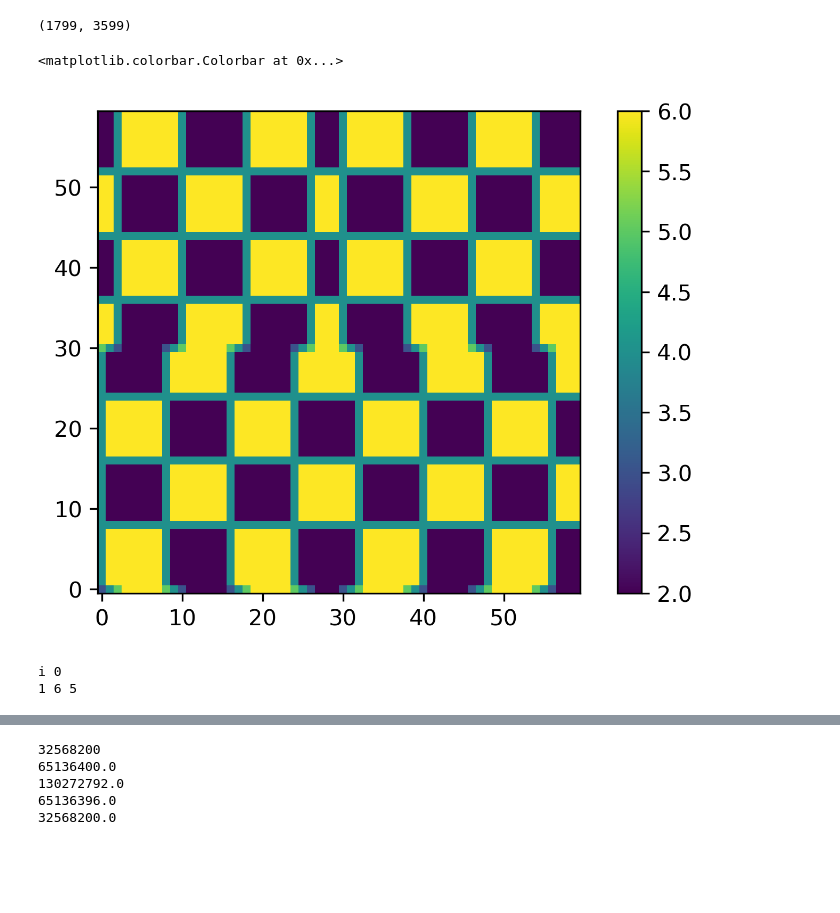
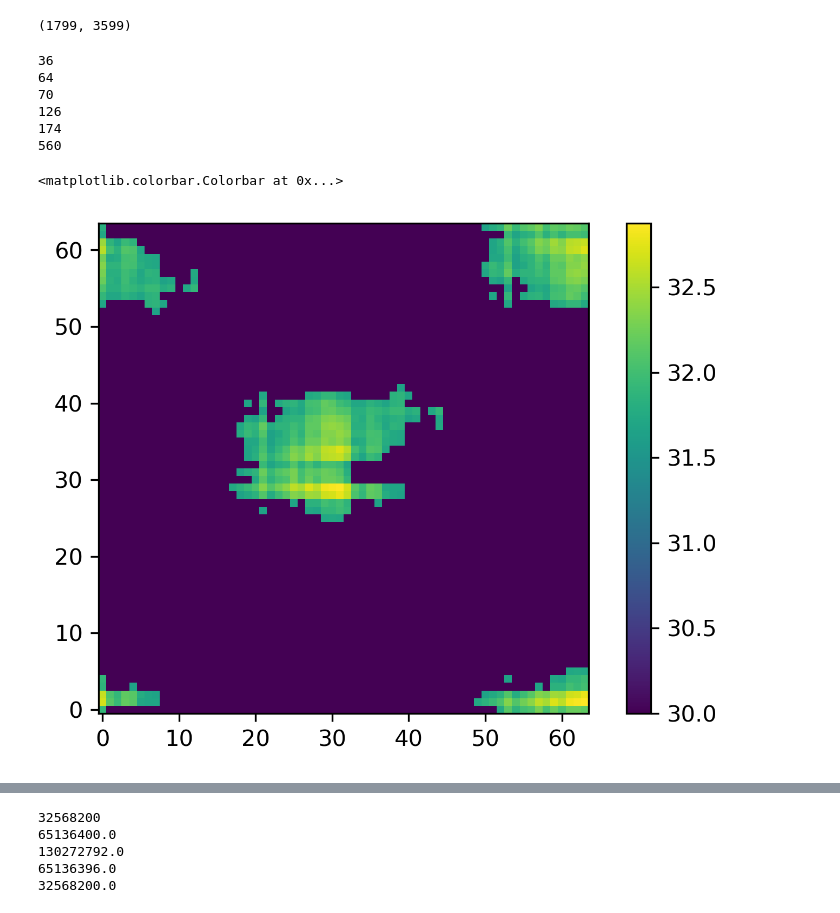
Before and after one commit to sparkofreason/fermi, a Jupyter notebook: fermi.ipynb, the cells around one changed output, grey strips where cells are left out. Saved outputs shown, nothing was run; the diff lists cells and outputs as text; code cells hidden in the pictures; blank space fills up the shorter version.

```diff
--- a/fermi.ipynb
+++ b/fermi.ipynb
@@ -161,11 +161,15 @@ def threshold_mask(J, j, alpha, d_obs, d, mu1, mu2):
     df_1b = numpy.abs(df_nominal[n_1b] - 2)
     df_2a = df_nominal[n_2a] + 2
     df_2b = numpy.abs(df_nominal[n_2b])
-    p = numpy.empty(d_obs.shape)
-    p[n_1a] = cdf(mu1_2[n_1a], df_1a, mu2_2[n_1a])
-    p[n_1b] = sf(mu2_2[n_1b], df_1b, mu1_2[n_1b])
-    p[n_2a] = sf(mu1_2[n_2a], df_2a, mu2_2[n_2a])
-    p[n_2b] = cdf(mu2_2[n_2b], df_2b, mu1_2[n_2b])
+    p = numpy.ones(d_obs.shape)
+    if (df_1a.size > 0):
+        p[n_1a] = cdf(mu1_2[n_1a], df_1a, mu2_2[n_1a])
+    if (df_1b.size > 0):
+        p[n_1b] = sf(mu2_2[n_1b], df_1b, mu1_2[n_1b])
+    if (df_2a.size > 0):
+        p[n_2a] = sf(mu1_2[n_2a], df_2a, mu2_2[n_2a])
+    if (df_2b.size > 0):
+        p[n_2b] = cdf(mu2_2[n_2b], df_2b, mu1_2[n_2b])
     return p < alpha/2
 
 def haar_threshold(counts, model, alpha, jmin=1):
@@ -177,22 +181,31 @@ def haar_threshold(counts, model, alpha, jmin=1):
     vs = []
     ds = []
     for j in range(J-1, jmin-1, -1):
+        alpha_j = alpha # 1 - (1 - alpha)**(1/(2**(2*j)))
+        #print(alpha_j)
         sums_counts = haar_sums_j(J, j, a_counts)
         a_counts, h_counts, v_counts, d_counts = haar_1(sums_counts)
         sums_model = haar_sums_j(J, j, a_model)
         a_model, h_model, v_model, d_model = haar_1(sums_model)
-        ap = numpy.vectorize(poisson.cdf)(a_counts, a_model) < alpha/2
-        a_model[ap] = a_counts[ap]
+
         (h1, h2), (v1, v2), (d1, d2) = sums_model
-        hp = threshold_mask(J, j, alpha, h_counts, h_model, h1, h2)
+        f = 2**(J - j)
+        hp = threshold_mask(J, j, alpha_j, h_counts, h_model, f*h1, f*h2)
+        print(h_counts[hp].size)
         h_model[hp] = h_counts[hp]
-        vp = threshold_mask(J, j, alpha, v_counts, v_model, v1, v2)
+        vp = threshold_mask(J, j, alpha_j, v_counts, v_model, f*v1, f*v2)
         v_model[vp] = v_counts[vp]
-        dp = threshold_mask(J, j, alpha, d_counts, d_model, d1, d2)
+        dp = threshold_mask(J, j, alpha_j, d_counts, d_model, f*d1, f*d2)
         d_model[dp] = d_counts[dp]
         hs.append(h_model)
         vs.append(v_model)
         ds.append(d_model)
+    ap = numpy.vectorize(poisson.sf)(f*a_counts, f*a_model)
+    a_mask = ap < alpha_j/2
+    print(a_model[a_mask].size)
+    a_model[a_mask] = a_counts[a_mask]
+    #a_model = a_counts
+    #print(a_model)
     return a_model, hs, vs, ds
 # %%
 def inv_haar_j(J, j, a, h, v, d):
@@ -247,17 +260,26 @@ def delta(n, row, col):
     return arr
 # %%
-count_model = checkers(30, 8)
-count_data = numpy.vectorize(poisson.rvs)(count_model)
-a_model, hs_model, vs_model, ds_model = haar(count_model)
+count_model = checkers(32, 7)*0 + 1
+count_data = numpy.vectorize(poisson.rvs)(count_model + 0)
+a_model, hs_model, vs_model, ds_model = haar(count_model, 5)
+a_data, hs_data, vs_data, ds_data = haar(count_data, 5)
 # %%
-a, hs, vs, ds = haar_threshold(count_data, count_model, 0.01, 5)
+a, hs, vs, ds = haar_threshold(count_data, count_model, 0.1)
+# %% [output]
+36
+64
+70
+126
+174
+560
 # %%
 #foo = plt.imshow(p, origin='lower', cmap=plt.cm.viridis, norm=colors.LogNorm())
-foo = plt.imshow(a, origin='lower', cmap=plt.cm.viridis)
+foo = plt.imshow(numpy.subtract(a, a_model), origin='lower', cmap=plt.cm.viridis)
+#foo = plt.imshow(a, origin='lower', cmap=plt.cm.viridis)
 plt.colorbar(foo)
 # %% [output]
 <matplotlib.colorbar.Colorbar at 0x...>
-[figure, old version]
+[figure, new version]
 # %%
 count_rec = inv_haar(a, hs, vs, ds)
 #foo = plt.imshow(count_data - count_rec, origin='lower', cmap=plt.cm.viridis, norm=colors.LogNorm())
@@ -266,7 +288,4 @@ count_rec = inv_haar(a, hs, vs, ds)
 #plt.plot(count_data[900, 1700:1900])
 #plt.plot(numpy.subtract(count_data, count_rec)[5, :])
 #plt.plot(a[900, 1700:1900] - a_rec[899, 1700:1900])
-# %% [output]
-i 0
-1 6 5
 # %%
```
Also changed, not shown: parts of 2 cells of this notebook.
